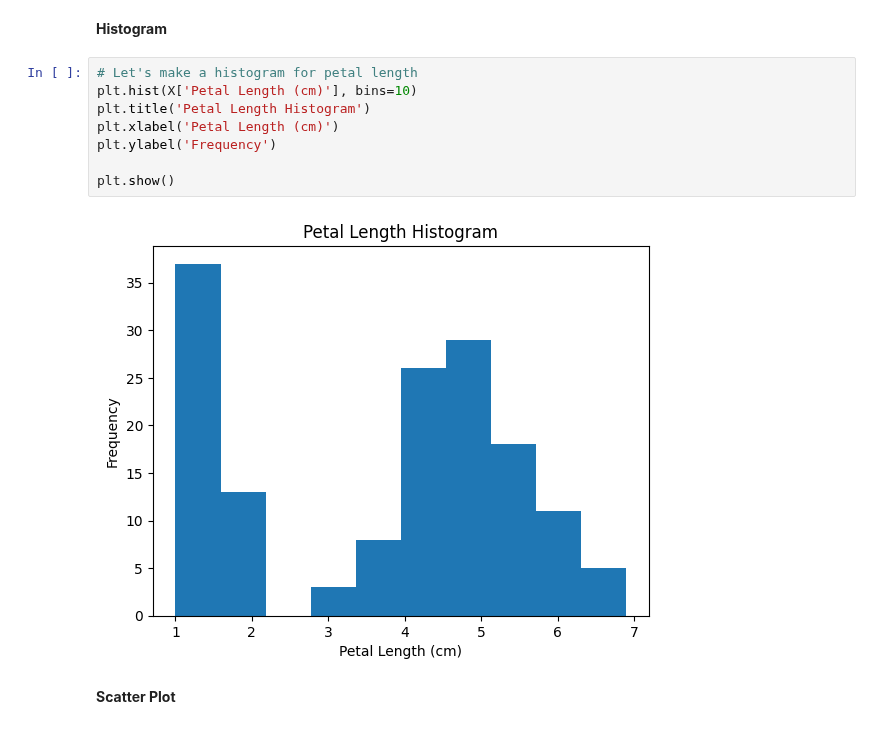
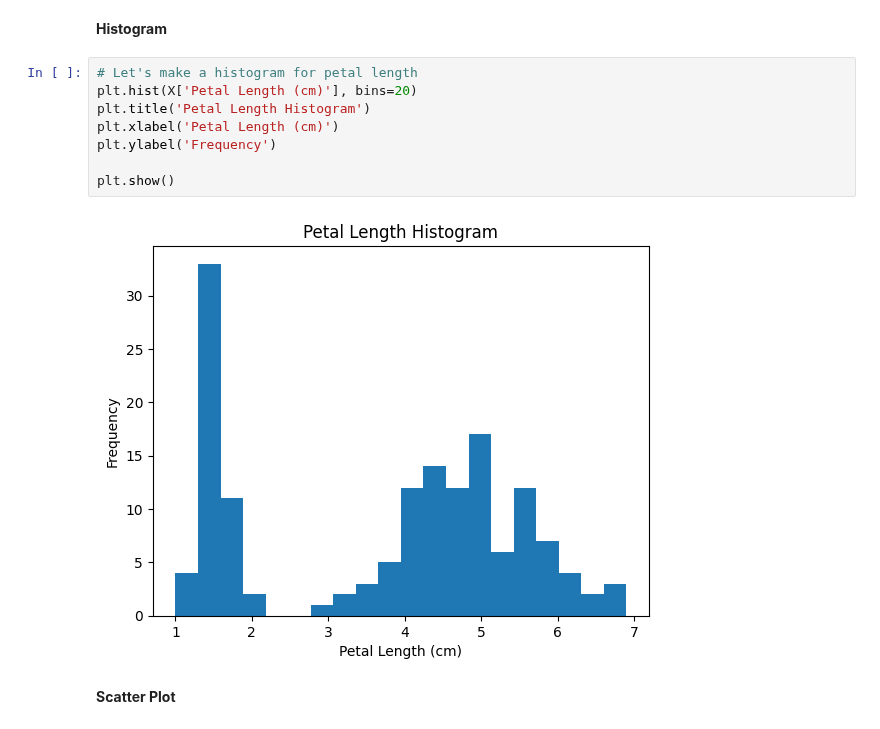
Before and after one commit to CornellDataScience/info1998, a Jupyter notebook: resources/demos/lec3_demo_filled.ipynb, the cells around one changed output. Saved outputs shown, nothing was run; the diff lists cells and outputs as text.

```diff
--- a/resources/demos/lec3_demo_filled.ipynb
+++ b/resources/demos/lec3_demo_filled.ipynb
@@ -35,14 +35,14 @@ array([0, 1, 2])
 **Histogram**
 # %%
 # Let's make a histogram for petal length
-plt.hist(X['Petal Length (cm)'], bins=10)
+plt.hist(X['Petal Length (cm)'], bins=20)
 plt.title('Petal Length Histogram')
 plt.xlabel('Petal Length (cm)')
 plt.ylabel('Frequency')
 
 plt.show()
 # %% [output]
-[figure, old version]
+[figure, new version]
 # %% [markdown]
 **Scatter Plot**
 # %%
```
Also changed, not shown: 3 other files.
